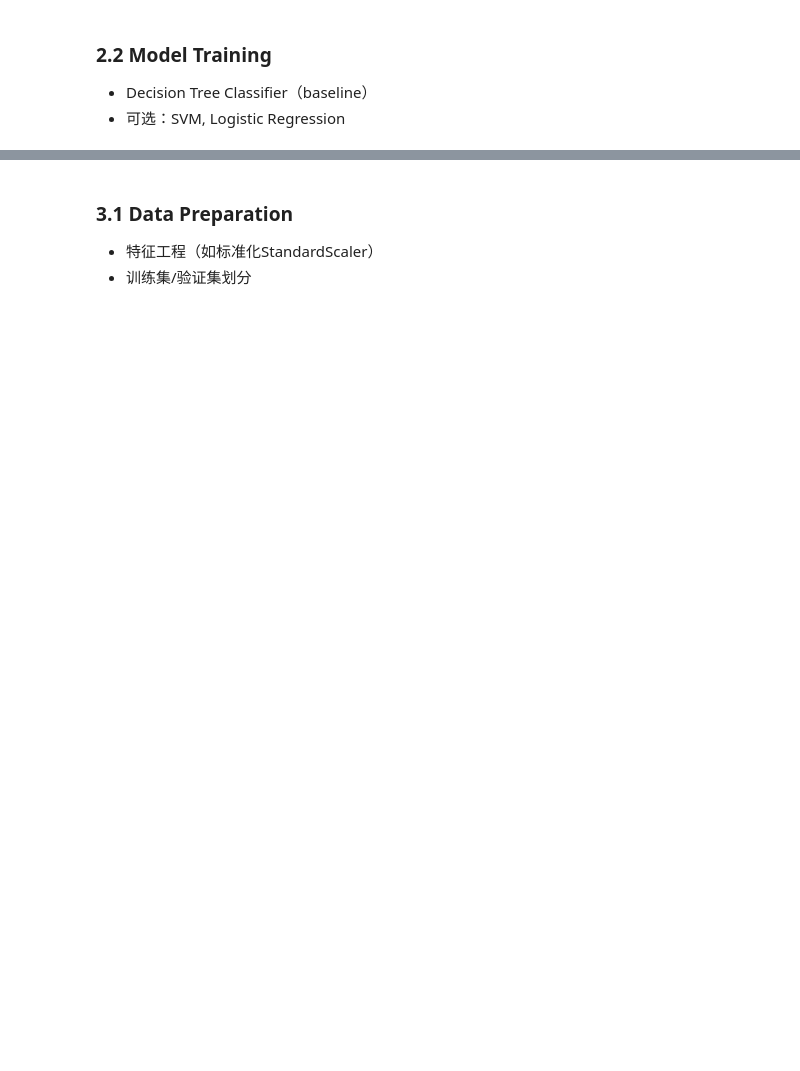
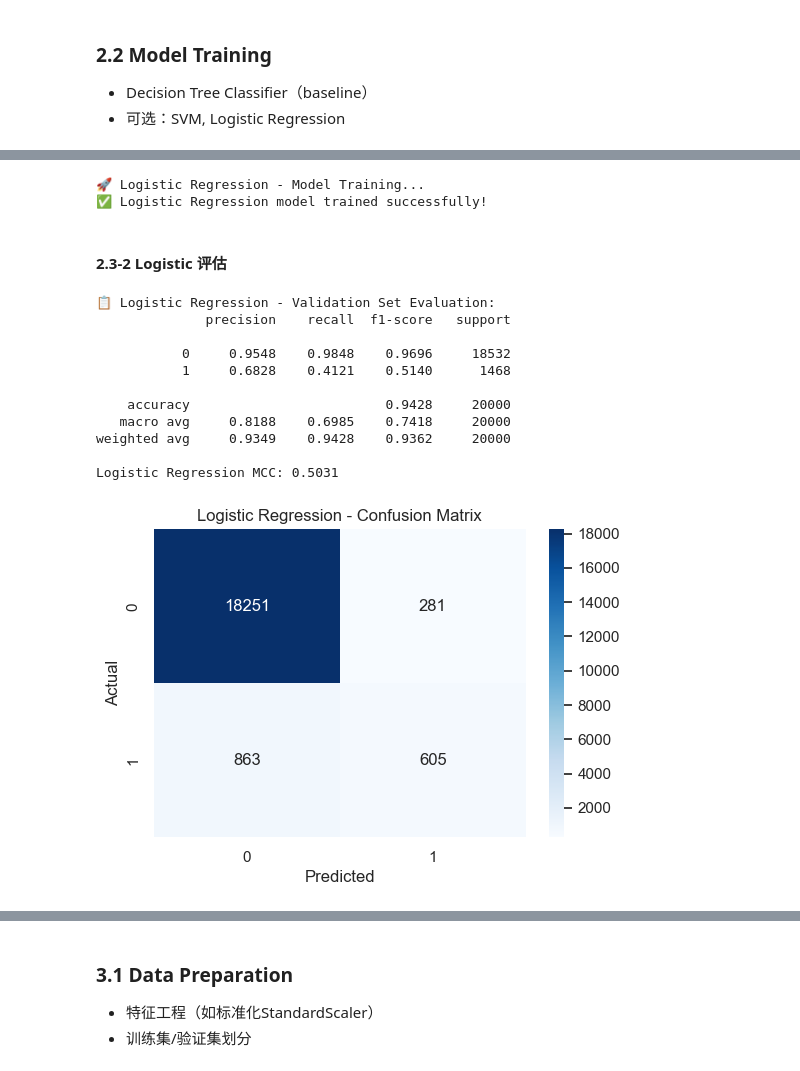
Before and after one commit to lixuanan2/EC-covid19-project, a Jupyter notebook: notebooks/final_version.ipynb, the cells around one changed output, grey strips where cells are left out. Cells and saved outputs as stored; diff of their text form; code cells hidden in the pictures; blank space fills up the shorter version.

```diff
--- a/notebooks/final_version.ipynb
+++ b/notebooks/final_version.ipynb
@@ -560,0 +624,53 @@ print("📁 Cleaned dataset saved as 'custom_covid19_cleaned.csv'")
+# %%
+print("\n🚀 Logistic Regression - Model Training...")
+
+# 只进行特征缩放，不重新切分
+scaler = StandardScaler()
+X_train_scaled = scaler.fit_transform(X_train)
+X_val_scaled = scaler.transform(X_val)
+
+# 训练Logistic回归模型
+logreg = LogisticRegression(max_iter=1000, random_state=42)
+logreg.fit(X_train_scaled, y_train)
+
+print("✅ Logistic Regression model trained successfully!")
+# %% [output]
+🚀 Logistic Regression - Model Training...
+✅ Logistic Regression model trained successfully!
+# %% [markdown]
+#### 2.3-2 Logistic 评估
+# %%
+# 用模型在验证集上预测
+y_pred_logreg = logreg.predict(X_val_scaled)
+
+# 打印分类评估报告
+print("📋 Logistic Regression - Validation Set Evaluation:")
+print(classification_report(y_val, y_pred_logreg, digits=4))
+
+# Logistic Regression MCC
+mcc_logreg = matthews_corrcoef(y_val, y_pred_logreg)
+print(f"Logistic Regression MCC: {mcc_logreg:.4f}")
+
+# 混淆矩阵
+conf_mat_logreg = confusion_matrix(y_val, y_pred_logreg)
+
+# 绘制混淆矩阵图
+plt.figure(figsize=(6, 4))
+sns.heatmap(conf_mat_logreg, annot=True, fmt="d", cmap="Blues")
+plt.title("Logistic Regression - Confusion Matrix")
+plt.xlabel("Predicted")
+plt.ylabel("Actual")
+plt.show()
+# %% [output]
+📋 Logistic Regression - Validation Set Evaluation:
+              precision    recall  f1-score   support
+
+           0     0.9548    0.9848    0.9696     18532
+           1     0.6828    0.4121    0.5140      1468
+
+    accuracy                         0.9428     20000
+   macro avg     0.8188    0.6985    0.7418     20000
+weighted avg     0.9349    0.9428    0.9362     20000
+
+Logistic Regression MCC: 0.5031
+[figure, added]
```
Also changed, not shown: parts of 19 cells of this notebook, 5 other files.
